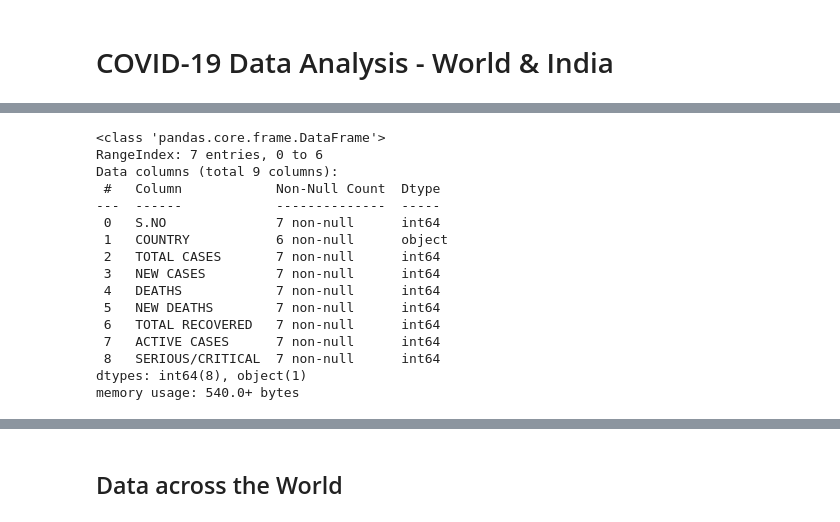
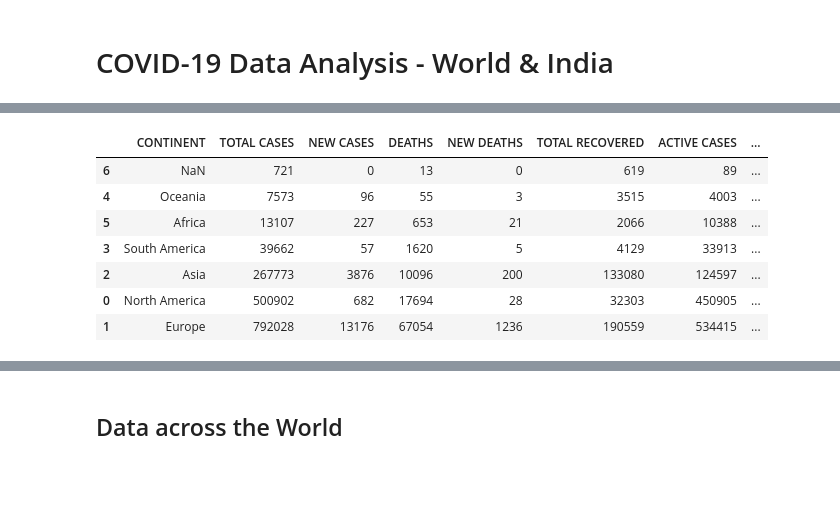
Before and after one commit to Ram-95/Corona-Tracker, a Jupyter notebook: COVID-19_Data_Analysis.ipynb, the cells around one changed output, grey strips where cells are left out. Cells and saved outputs as stored; diff of their text form; code cells hidden in the pictures; blank space fills up the shorter version.

```diff
--- a/COVID-19_Data_Analysis.ipynb
+++ b/COVID-19_Data_Analysis.ipynb
@@ -47,20 +37,13 @@ df4.head(10)
-# %%
-df4.head(7).info()
-# %% [output]
-<class 'pandas.core.frame.DataFrame'>
-RangeIndex: 7 entries, 0 to 6
-Data columns (total 9 columns):
- #   Column            Non-Null Count  Dtype
----  ------            --------------  -----
- 0   S.NO              7 non-null      int64
- 1   COUNTRY           6 non-null      object
- 2   TOTAL CASES       7 non-null      int64
- 3   NEW CASES         7 non-null      int64
- 4   DEATHS            7 non-null      int64
- 5   NEW DEATHS        7 non-null      int64
- 6   TOTAL RECOVERED   7 non-null      int64
- 7   ACTIVE CASES      7 non-null      int64
- 8   SERIOUS/CRITICAL  7 non-null      int64
-dtypes: int64(8), object(1)
-memory usage: 540.0+ bytes
+# %%
+df_continent.sort_values('TOTAL CASES', inplace=True, ascending=True)
+df_continent.head(10)
+# %% [output]
+|  | CONTINENT | TOTAL CASES | NEW CASES | DEATHS | NEW DEATHS | TOTAL RECOVERED | ACTIVE CASES | ... |
+| 6 | NaN | 721 | 0 | 13 | 0 | 619 | 89 | ... |
+| 4 | Oceania | 7573 | 96 | 55 | 3 | 3515 | 4003 | ... |
+| 5 | Africa | 13107 | 227 | 653 | 21 | 2066 | 10388 | ... |
+| 3 | South America | 39662 | 57 | 1620 | 5 | 4129 | 33913 | ... |
+| 2 | Asia | 267773 | 3876 | 10096 | 200 | 133080 | 124597 | ... |
+| 0 | North America | 500902 | 682 | 17694 | 28 | 32303 | 450905 | ... |
+| 1 | Europe | 792028 | 13176 | 67054 | 1236 | 190559 | 534415 | ... |
 # %%
```
Also changed, not shown: parts of 16 cells of this notebook, 3 other files.
